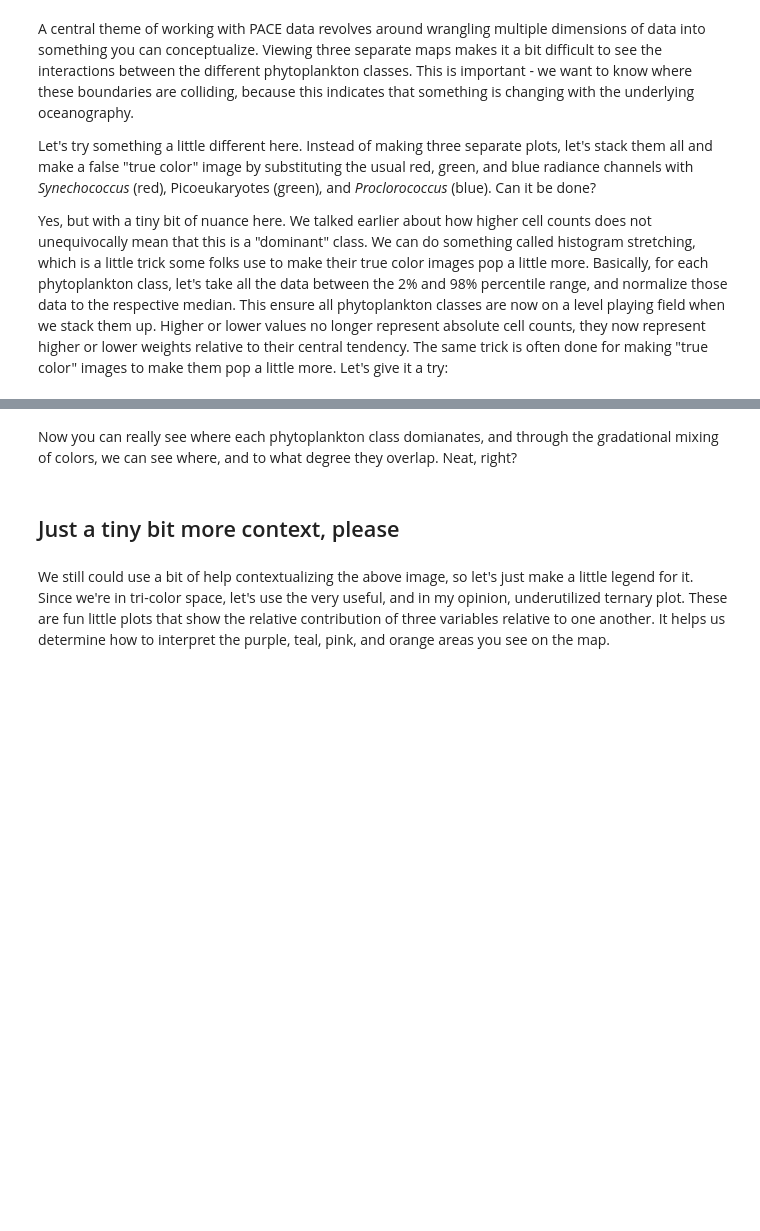
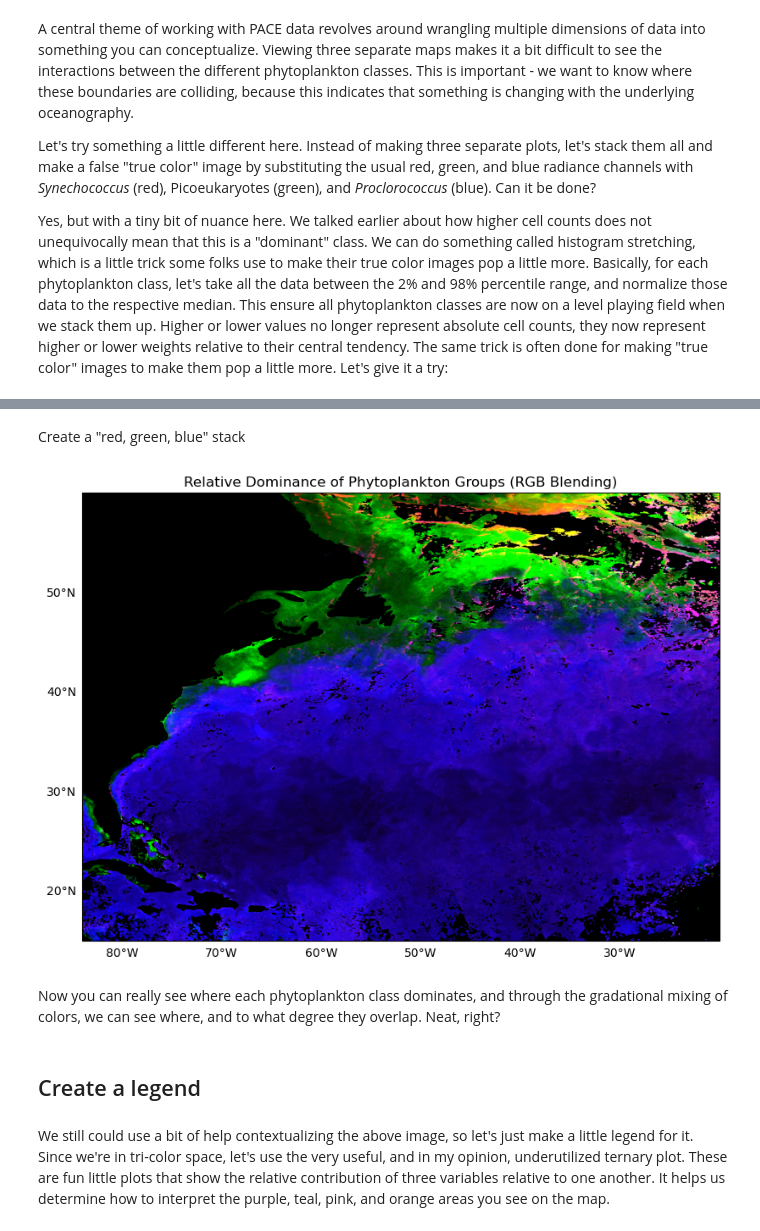
Before and after one commit to nmfs-opensci/EDMW-EarthData-Workshop-2025, a Jupyter notebook: tutorials/Tutorial_3_moana-erddap.ipynb, the cells around one changed output, grey strips where cells are left out. Cells and saved outputs as stored; diff of their text form; code cells hidden in the pictures; blank space fills up the shorter version.

Commit message:
update the MOANA tutorial

```diff
--- a/tutorials/Tutorial_3_moana-erddap.ipynb
+++ b/tutorials/Tutorial_3_moana-erddap.ipynb
@@ -344,7 +317,47 @@ plt.show()
+# %% [markdown]
+Create a "red, green, blue" stack
+# %%
+import numpy as np
+
+# ---- Normalize using robust percentile-based scaling ----
+def robust_normalize(arr):
+    vmin, vmax = np.nanpercentile(arr, [2, 98])
+    return np.clip((arr - vmin) / (vmax - vmin), 0, 1)
+
+# ---- Define our colors ----
+phyto_rgb = {
+    "R": ds["syncoccus_moana"],
+    "G": ds["picoeuk_moana"],
+    "B": ds["prococcus_moana"]
+}
+
+# ---- Create a stack for implot ----
+rgb_image = np.stack([robust_normalize(da.values) for da in phyto_rgb.values()], axis=-1)
+rgb_image[np.isnan(rgb_image)] = 0
+rgb_image = np.flipud(rgb_image)
+# %%
+# ---- Plot ----
+fig, ax = plt.subplots(figsize=(10, 6), subplot_kw={'projection': ccrs.PlateCarree()})
+ax.set_title("Relative Dominance of Phytoplankton Groups (RGB Blending)")
+ax.coastlines()
+ax.add_feature(cfeature.BORDERS, linewidth=0.3)
+
+# Grid labels only
+gl = ax.gridlines(draw_labels=True, linewidth=0, color='none')
+gl.right_labels = gl.top_labels = False
+
+# extent defined when data set up above
+ax.imshow(rgb_image, origin='lower', extent=extent, transform=ccrs.PlateCarree())
+ax.set_extent(extent, crs=ccrs.PlateCarree())
+
+plt.tight_layout()
+plt.show()
+# %% [output]
+[figure, added]
 # %% [markdown]
-Now you can really see where each phytoplankton class domianates, and through the gradational mixing of colors, we can see where, and to what degree they overlap. Neat, right?
+Now you can really see where each phytoplankton class dominates, and through the gradational mixing of colors, we can see where, and to what degree they overlap. Neat, right?
 # %% [markdown]
-## Just a tiny bit more context, please
+## Create a legend
 # %% [markdown]
 We still could use a bit of help contextualizing the above image, so let's just make a little legend for it. Since we're in tri-color space, let's use the very useful, and in my opinion, underutilized ternary plot. These are fun little plots that show the relative contribution of three variables relative to one another. It helps us determine how to interpret the purple, teal, pink, and orange areas you see on the map.
 # %%
```
Also changed, not shown: parts of 3 cells of this notebook, 11 other files.
